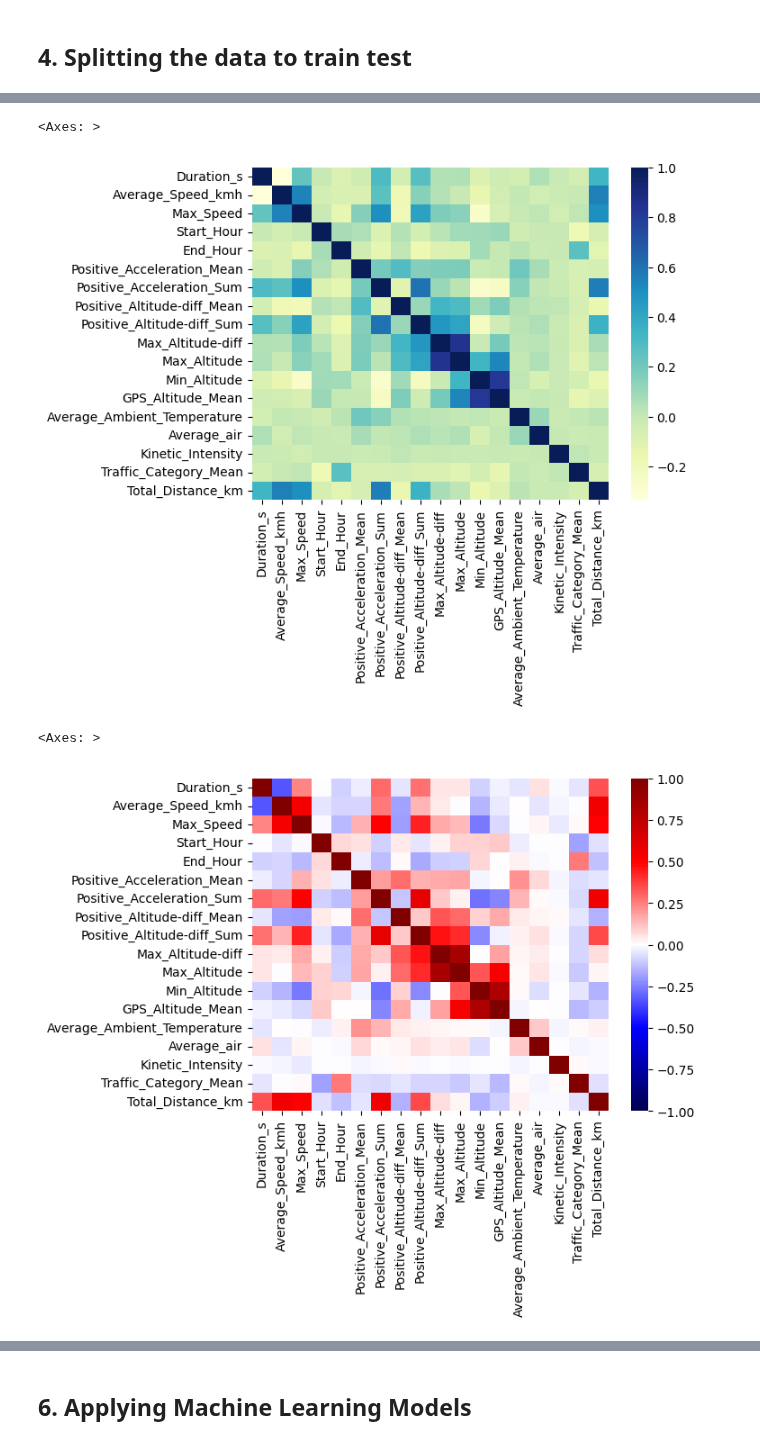
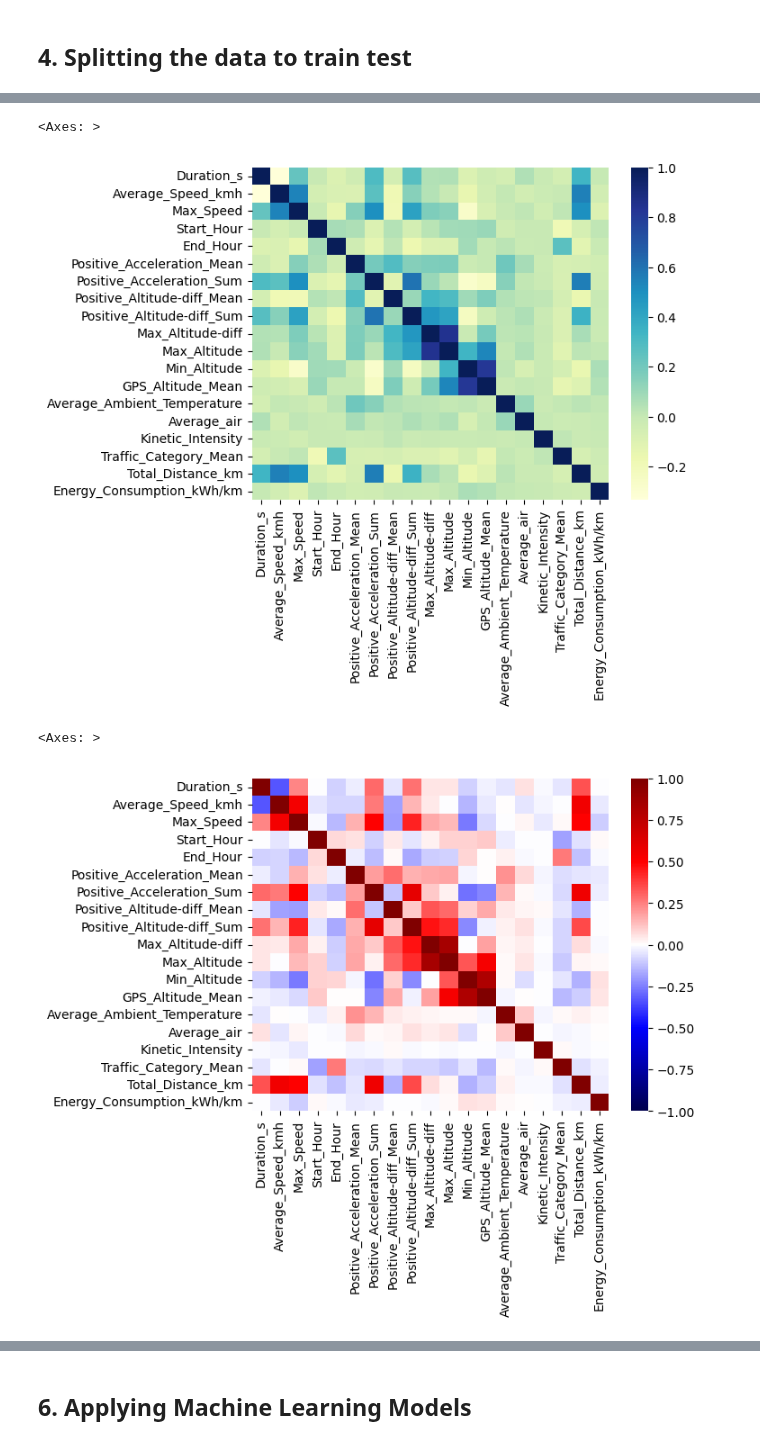
Before and after one commit to ydelipinar/Data_Based_Vehicle_Energy_Consumption_Modeling, a Jupyter notebook: ENS492-Machine Learning.ipynb, the cells around one changed output, grey strips where cells are left out. Cells and saved outputs as stored; diff of their text form; code cells hidden in the pictures.

Commit message:
some graph added

```diff
--- a/ENS492-Machine Learning.ipynb
+++ b/ENS492-Machine Learning.ipynb
@@ -74,8 +75,8 @@ trips_merged['End_Hour'] = trips_merged['End_Time'].dt.hour
 ## handling the energy consumption values by dropping rows with value 0 and takinbg absolute value to remove negative consumptions
 trips_merged['Energy_Consumption_kWh'] = trips_merged['Energy_Consumption_kWh'] / trips_merged['Total_Distance_km']
 trips_merged = trips_merged.rename(columns={"Energy_Consumption_kWh": "Energy_Consumption_kWh/km"})
-trips_merged = trips_merged[trips_merged['Energy_Consumption_kWh/km'] !=0]
-trips_merged['Energy_Consumption_kWh/km'] = trips_merged['Energy_Consumption_kWh/km'].abs()
+# trips_merged = trips_merged[trips_merged['Energy_Consumption_kWh/km'] !=0]
+# trips_merged['Energy_Consumption_kWh/km'] = trips_merged['Energy_Consumption_kWh/km'].abs()
 # %%
 state_dict = ['Nebraska','内蒙古自治区','Алматы облысы','Pays de la Loire','Comunitat Valenciana','Michigan', None]
 trips_merged['State_Name']  = trips_merged['State_Name'].replace(state_dict, 'Unknown')
@@ -107,14 +126,18 @@ X_train, X_test, y_train, y_test = train_test_split(X, y, test_size=0.20, random
+# %%
+#merging energy consumption to another df to visualzie the train data better. This df_train will not be used in models
+df_train = X_train.copy()
+df_train['Energy_Consumption_kWh/km'] = y_train
 # %%
-sns.heatmap(X_train.drop(columns=["State_Name"]).corr(), cmap="YlGnBu")
+sns.heatmap(df_train.drop(columns=["State_Name"]).corr(), cmap="YlGnBu")
 # %% [output]
 <Axes: >
-[figure, old version]
+[figure, new version]
 # %%
 vmin = -1
 vmax = 1
 cmap = sns.color_palette(["red", "white", "green"])
-sns.heatmap(X_train.drop(columns=["State_Name"]).corr(), cmap = "seismic" ,center=0,  fmt=".1f", vmin=vmin, vmax=vmax,)
+sns.heatmap(df_train.drop(columns=["State_Name"]).corr(), cmap = "seismic" ,center=0,  fmt=".1f", vmin=vmin, vmax=vmax,)
 # %% [output]
 <Axes: >
-[figure, old version]
+[figure, new version]
 # %%
```
Also changed, not shown: parts of 18 cells of this notebook.
